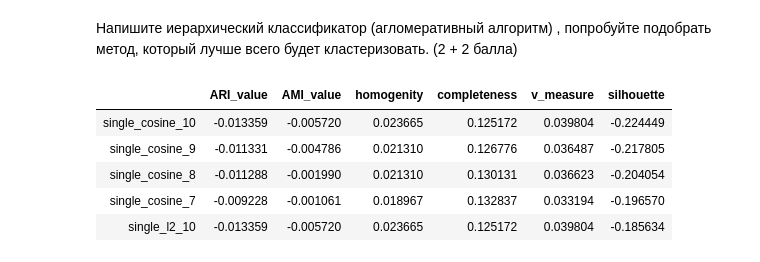
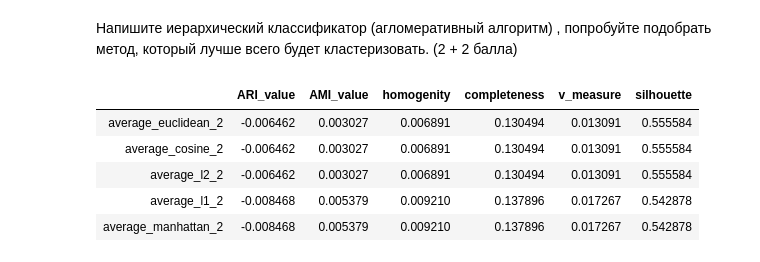
Before and after one commit to alexandretsarev/BI_2019_stat_R, a Jupyter notebook: ML_HW_03.ipynb, the cells around one changed output. Saved outputs shown, nothing was run; the diff lists cells and outputs as text; code cells hidden in the pictures.

Commit message:
sort fix

```diff
--- a/ML_HW_03.ipynb
+++ b/ML_HW_03.ipynb
@@ -125,39 +125,39 @@ for linkage in linkages:
         for Ncluster in range(clust_1,clust_n):
                 # creation working classifier
                 alg = AgglomerativeClustering(n_clusters=Ncluster,linkage=linkage,affinity='euclidean').fit(X)
 
                 # calculating statistics
                 ARI_value = metrics.adjusted_rand_score(y, alg.labels_)
                 AMI_value = metrics.adjusted_mutual_info_score(y, alg.labels_)
                 homogenity = metrics.homogeneity_score(y, alg.labels_)
                 completeness  = metrics.completeness_score(y, alg.labels_)
                 v_measure = metrics.v_measure_score(y, alg.labels_)
                 silhouette = metrics.silhouette_score(X, alg.labels_)
 
                 # combining statistics for algorithm with certain parameters
                 stat_data = [ARI_value, AMI_value,homogenity,completeness,v_measure,silhouette]
                 #stat_data = [round(x,3) for x in stat_data]
 
                 # create algorithm name
                 distance = "euclidean"
                 list_name = list(map(str,[linkage,distance,Ncluster]))
                 alg_name = "_".join(list_name)
                 metrics_dict.update({str(alg_name):stat_data})
 
 metrics_dict = pd.DataFrame.from_dict(metrics_dict).rename(index={0:"ARI_value",
                                                                  1:"AMI_value",
                                                                   2:"homogenity",
                                                                   3:"completeness",
                                                                   4:"v_measure",
-                                                                  5:"silhouette"}).T.sort_values("silhouette"бф)
+                                                                  5:"silhouette"}).T.sort_values("silhouette",ascending=False)
 metrics_dict.iloc[0:5,:]
 # %% [output]
 |  | ARI_value | AMI_value | homogenity | completeness | v_measure | silhouette |
-| single_cosine_10 | -0.013359 | -0.005720 | 0.023665 | 0.125172 | 0.039804 | -0.224449 |
-| single_cosine_9 | -0.011331 | -0.004786 | 0.021310 | 0.126776 | 0.036487 | -0.217805 |
-| single_cosine_8 | -0.011288 | -0.001990 | 0.021310 | 0.130131 | 0.036623 | -0.204054 |
-| single_cosine_7 | -0.009228 | -0.001061 | 0.018967 | 0.132837 | 0.033194 | -0.196570 |
-| single_l2_10 | -0.013359 | -0.005720 | 0.023665 | 0.125172 | 0.039804 | -0.185634 |
+| average_euclidean_2 | -0.006462 | 0.003027 | 0.006891 | 0.130494 | 0.013091 | 0.555584 |
+| average_cosine_2 | -0.006462 | 0.003027 | 0.006891 | 0.130494 | 0.013091 | 0.555584 |
+| average_l2_2 | -0.006462 | 0.003027 | 0.006891 | 0.130494 | 0.013091 | 0.555584 |
+| average_l1_2 | -0.008468 | 0.005379 | 0.009210 | 0.137896 | 0.017267 | 0.542878 |
+| average_manhattan_2 | -0.008468 | 0.005379 | 0.009210 | 0.137896 | 0.017267 | 0.542878 |
 # %%
 distance_mat = pdist(X)
 Z = hierarchy.linkage(distance_mat, 'single') # linkage — реализация агломеративного алгоритма, можно менять параметры на то, что вы хотите
```
